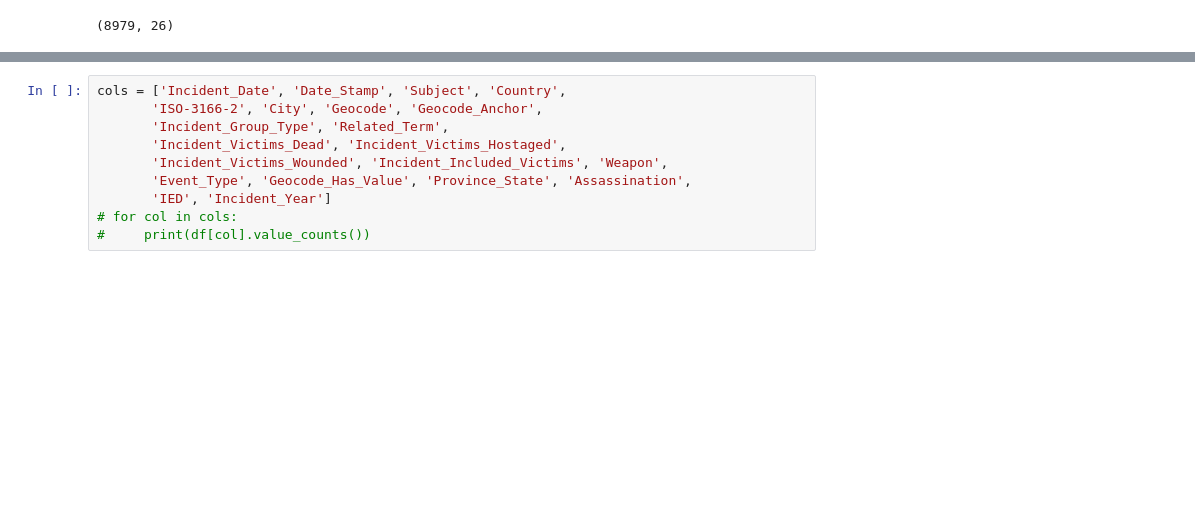
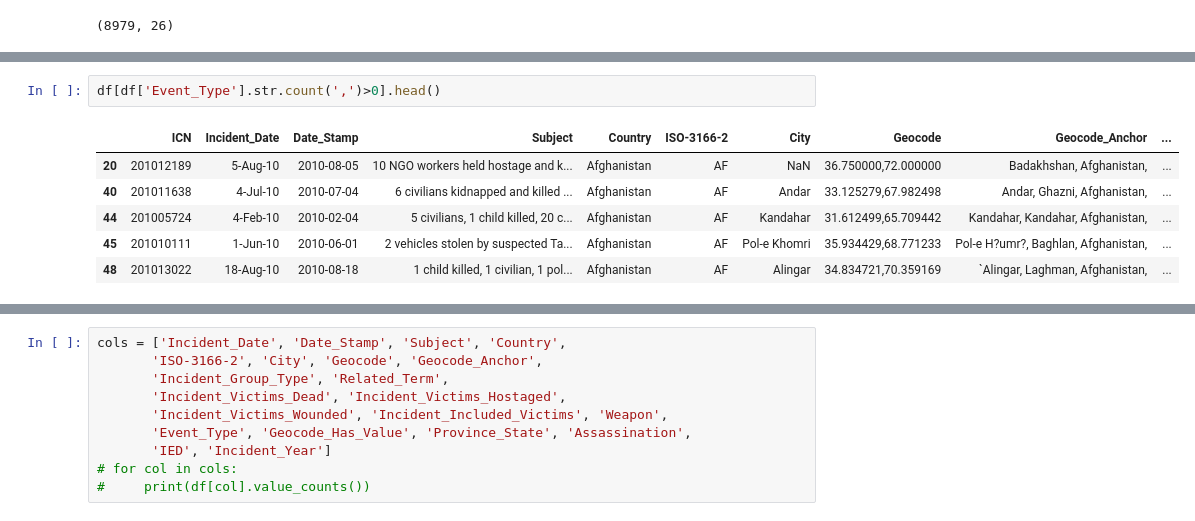
Before and after one commit to johnfkraus/world_terror_incidents_visualizations, a Jupyter notebook: World_Terror_Incident_Visualizations.ipynb, the cells around one changed output, grey strips where cells are left out. Saved outputs shown, nothing was run; the diff lists cells and outputs as text; blank space fills up the shorter version.

```diff
--- a/World_Terror_Incident_Visualizations.ipynb
+++ b/World_Terror_Incident_Visualizations.ipynb
@@ -22,0 +54,9 @@ df.head()
+# %%
+df[df['Event_Type'].str.count(',')>0].head()
+# %% [output]
+|  | ICN | Incident_Date | Date_Stamp | Subject | Country | ISO-3166-2 | City | Geocode | Geocode_Anchor | ... |
+| 20 | 201012189 | 5-Aug-10 | 2010-08-05 | 10 NGO workers held hostage and k... | Afghanistan | AF | NaN | 36.750000,72.000000 | Badakhshan, Afghanistan, | ... |
+| 40 | 201011638 | 4-Jul-10 | 2010-07-04 | 6 civilians kidnapped and killed ... | Afghanistan | AF | Andar | 33.125279,67.982498 | Andar, Ghazni, Afghanistan, | ... |
+| 44 | 201005724 | 4-Feb-10 | 2010-02-04 | 5 civilians, 1 child killed, 20 c... | Afghanistan | AF | Kandahar | 31.612499,65.709442 | Kandahar, Kandahar, Afghanistan, | ... |
+| 45 | 201010111 | 1-Jun-10 | 2010-06-01 | 2 vehicles stolen by suspected Ta... | Afghanistan | AF | Pol-e Khomri | 35.934429,68.771233 | Pol-e H?umr?, Baghlan, Afghanistan, | ... |
+| 48 | 201013022 | 18-Aug-10 | 2010-08-18 | 1 child killed, 1 civilian, 1 pol... | Afghanistan | AF | Alingar | 34.834721,70.359169 | `Alingar, Laghman, Afghanistan, | ... |
```
Also changed, not shown: parts of 39 cells of this notebook, 4 other files.
